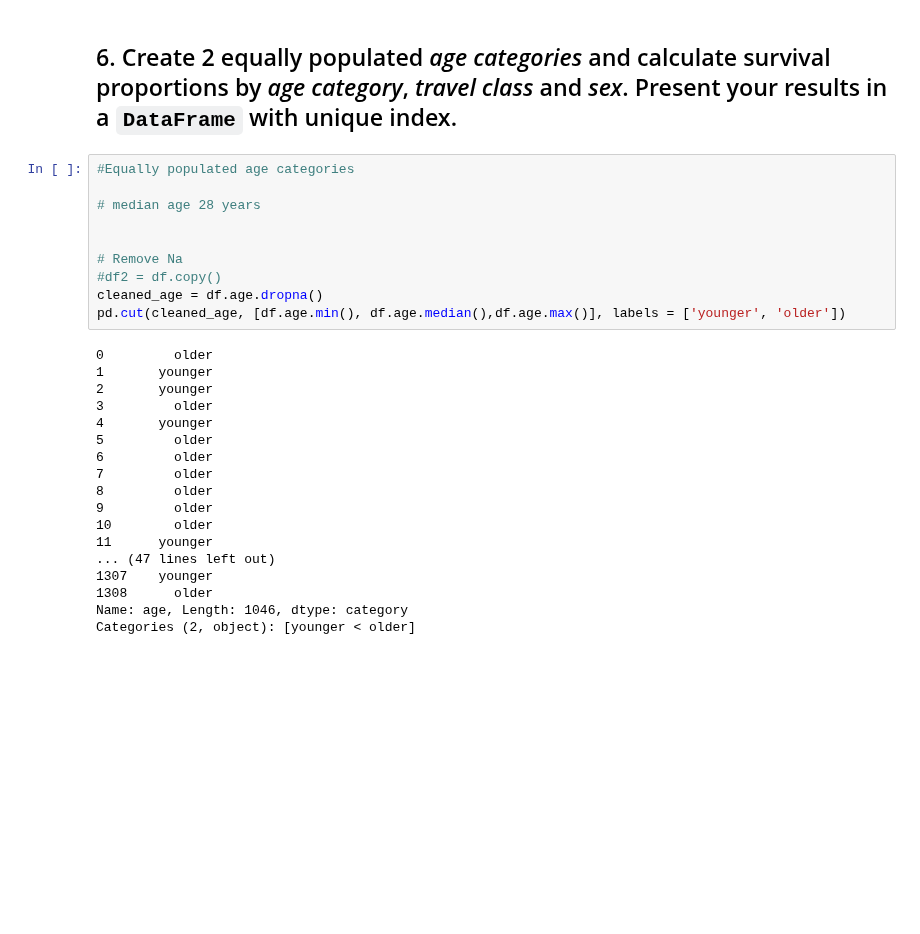
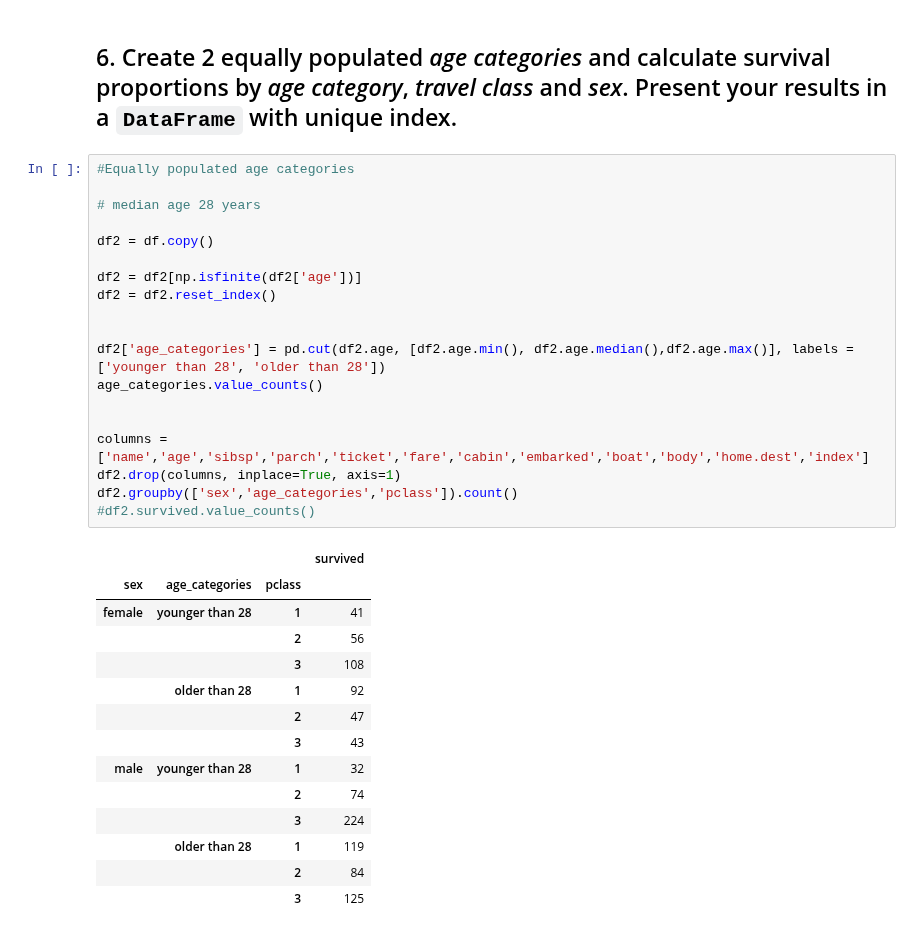
Before and after one commit to mosimann/ADA, a Jupyter notebook: Homework 1.ipynb, the cells around one changed output. Cells and saved outputs as stored; diff of their text form; blank space fills up the shorter version.

```diff
--- a/Homework 1.ipynb
+++ b/Homework 1.ipynb
@@ -524,31 +512,37 @@ plt.title('3rd Class')
 [figure]
 # %% [markdown]
 ## 6. Create 2 equally populated _age categories_ and calculate survival proportions by _age category_, _travel class_ and _sex_. Present your results in a `DataFrame` with unique index.
-# %%
-#Equally populated age categories
-
-# median age 28 years
-
-
-# Remove Na
-#df2 = df.copy()
-cleaned_age = df.age.dropna()
-pd.cut(cleaned_age, [df.age.min(), df.age.median(),df.age.max()], labels = ['younger', 'older'])
-# %% [output]
-0         older
-1       younger
-2       younger
-3         older
-4       younger
-5         older
-6         older
-7         older
-8         older
-9         older
-10        older
-11      younger
-... (47 lines left out)
-1307    younger
-1308      older
-Name: age, Length: 1046, dtype: category
-Categories (2, object): [younger < older]
+# %%
+#Equally populated age categories
+
+# median age 28 years
+
+df2 = df.copy()
+
+df2 = df2[np.isfinite(df2['age'])]
+df2 = df2.reset_index()
+
+
+df2['age_categories'] = pd.cut(df2.age, [df2.age.min(), df2.age.median(),df2.age.max()], labels = ['younger than 28', 'older than 28'])
+age_categories.value_counts()
+
+
+columns = ['name','age','sibsp','parch','ticket','fare','cabin','embarked','boat','body','home.dest','index']
+df2.drop(columns, inplace=True, axis=1)
+df2.groupby(['sex','age_categories','pclass']).count()
+#df2.survived.value_counts()
+# %% [output]
+|  |  |  | survived |
+| sex | age_categories | pclass |  |
+| female | younger than 28 | 1 | 41 |
+|  |  | 2 | 56 |
+|  |  | 3 | 108 |
+|  | older than 28 | 1 | 92 |
+|  |  | 2 | 47 |
+|  |  | 3 | 43 |
+| male | younger than 28 | 1 | 32 |
+|  |  | 2 | 74 |
+|  |  | 3 | 224 |
+|  | older than 28 | 1 | 119 |
+|  |  | 2 | 84 |
+|  |  | 3 | 125 |
```
Also changed, not shown: parts of 1 cell of this notebook.
